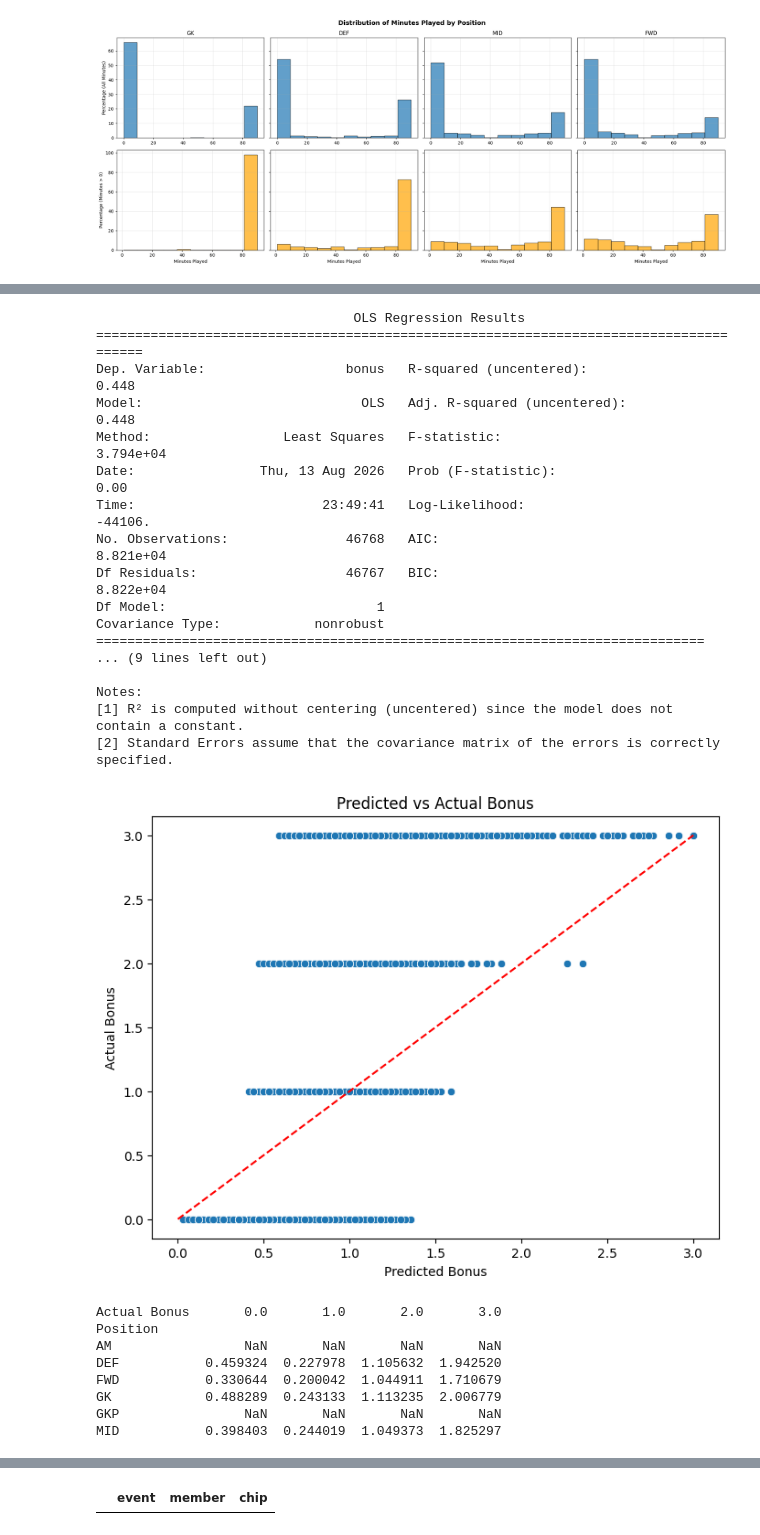
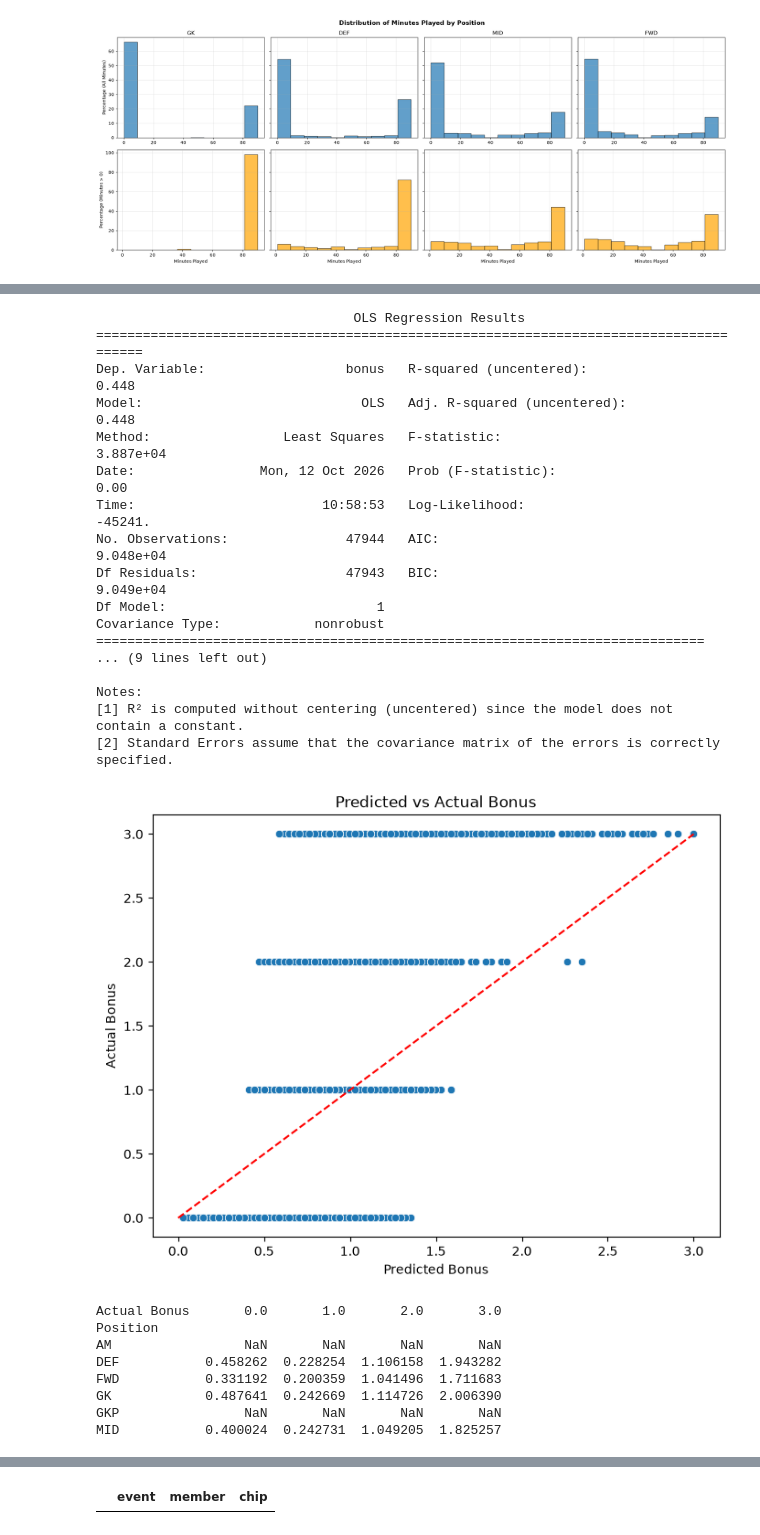
Before and after one commit to chrisimpacts/FPL-Points-Predictor, a Jupyter notebook: 2_FPL-Transform_Predict.ipynb, the cells around one changed output, grey strips where cells are left out. Drawn from its saved outputs; the diff is of its cells as text; code cells hidden in the pictures.

```diff
--- a/2_FPL-Transform_Predict.ipynb
+++ b/2_FPL-Transform_Predict.ipynb
@@ -6,12 +8,16 @@ import time
 # %%
 start=time.perf_counter()
+# %%
+#20262027 league codes
+div1_league_code = "1080892"
+div2_league_code = "960758"
+
+current_season = 20262027
+current_gw = 6 #predictions from gw+1
 # %%
 from DatabaseCreator import DatabaseCreator
 import CJDH_local_settings
 from FPLRunningAveragesCalculator import FPLRunningAveragesCalculator
-
-current_season = 20262027
-current_gw = 0 #predictions from gw+1
 
 start=time.perf_counter()
 
@@ -28,12 +34,15 @@ if __name__ == "__main__":
         'goals_scored', 'assists', 'bonus', 'bps', 'clean_sheets', 'goals_conceded',
         'expected_goals', 'expected_assists', 'expected_goal_involvements',
         'expected_goals_conceded', 'cbi', 'defensive_contribution',
-        'recoveries', 'tackles', 'saves'
+        'recoveries', 'tackles', 'saves','starts'
     ]
 
     # Define interaction pairs
     interaction_pairs = [
-        ('expected_goal_involvements', 'defensive_contribution'),
+        ('bps','expected_goal_involvements'), # Bonus Magnet: Isolate players that dominate bonus points by being involved in goals & having high bps
+        ('expected_goal_involvements', 'opp_team_attack_elo'), # Counter Attacks: Attacking against a team with a high attack elo, the player is more likely to be involved in goals
+        ('expected_assists', 'team_attack_elo'), # Finishing Multiplier: Assisting players that actually score goals
+        ('cbi', 'opp_team_attack_elo'), # Parking the Bus: identify players getting high CBI under siege from a team with a high attack elo
     ]
 
     # Calculate running averages
@@ -51,13 +60,13 @@ if __name__ == "__main__":
     # Identify columns to exclude from forward filling (all fpl playergwdf columns) real life data columns
     exclude_cols = ['player_name_id', 'season', 'event',
                     'fixture', 'total_points', 'minutes',
-                    'goals_scored', 'assists', 'team_elo', 'opp_team_elo',
+                    'goals_scored', 'assists', 'team_elo', 'opp_team_elo','elo_diff',
                     'position', 'bonus', 'bps', 'clean_sheets',
                     'goals_conceded', 'was_home', 'expected_assists',
                     'expected_goal_involvements', 'expected_goals', 'expected_goals_conceded',
                     'starts', 'team_name', 'opp_team_name',
                     'cbi','defensive_contribution','recoveries','tackles',
-                    'saves']
+                    'saves','starts']
 
     # Create a mask for rows to fill: current_season and event > current_gw
     mask = (df['season'] == current_season) & (df['event'] > current_gw)
@@ -1163,63 +1048,57 @@ print(model.summary())
 
 dfb['bonus_pred'] = model.predict(dfb[filtered])
 dfb['bonus_pred'] = np.clip(dfb['bonus_pred'], 0, 3) # clip prediction to 3
+dfb['sq_err'] = (dfb['bonus'] - dfb['bonus_pred']) ** 2
+
 
 import matplotlib.pyplot as plt
 import seaborn as sns
 
 plt.figure(figsize=(8,6))
 sns.scatterplot(x='bonus_pred', y='bonus', data=dfb)
 plt.plot([dfb['bonus'].min(), dfb['bonus'].max()],
          [dfb['bonus'].min(), dfb['bonus'].max()],
          color='red', linestyle='--')  # 45-degree line
 plt.xlabel('Predicted Bonus')
 plt.ylabel('Actual Bonus')
 plt.title('Predicted vs Actual Bonus')
 plt.show()
 
-import pandas as pd
-import numpy as np
+# Function to calculate RMSE
+rmse_table = np.sqrt(dfb.groupby(['position', 'bonus'])['sq_err'].mean()).reset_index()
 
-# Function to calculate RMSE
-def rmse(actual, predicted):
-    return np.sqrt(np.mean((actual - predicted) ** 2))
-
-# Group by position and actual bonus, then calculate RMSE
-rmse_table = dfb.groupby(['position', 'bonus']).apply(lambda x: rmse(x['bonus'], x['bonus_pred']))
-
-# Convert to DataFrame
-rmse_table = rmse_table.reset_index()
+rmse_table.rename(columns={'sq_err': 'RMSE'}, inplace=True)
 rmse_table.columns = ['Position', 'Actual Bonus', 'RMSE']
 
 pivot_rmse = rmse_table.pivot(index='Position', columns='Actual Bonus', values='RMSE')
 print(pivot_rmse)
 # %% [output]
                                  OLS Regression Results
 =======================================================================================
 Dep. Variable:                  bonus   R-squared (uncentered):                   0.448
 Model:                            OLS   Adj. R-squared (uncentered):              0.448
-Method:                 Least Squares   F-statistic:                          3.794e+04
-Date:                Thu, 13 Aug 2026   Prob (F-statistic):                        0.00
-Time:                        23:49:41   Log-Likelihood:                         -44106.
-No. Observations:               46768   AIC:                                  8.821e+04
-Df Residuals:                   46767   BIC:                                  8.822e+04
+Method:                 Least Squares   F-statistic:                          3.887e+04
+Date:                Mon, 12 Oct 2026   Prob (F-statistic):                        0.00
+Time:                        10:58:53   Log-Likelihood:                         -45241.
+No. Observations:               47944   AIC:                                  9.048e+04
+Df Residuals:                   47943   BIC:                                  9.049e+04
 Df Model:                           1
 Covariance Type:            nonrobust
 ==============================================================================
 ... (9 lines left out)
 
 Notes:
 [1] R² is computed without centering (uncentered) since the model does not contain a constant.
 [2] Standard Errors assume that the covariance matrix of the errors is correctly specified.
-[figure, old version]
+[figure, new version]
 Actual Bonus       0.0       1.0       2.0       3.0
 Position
 AM                 NaN       NaN       NaN       NaN
-DEF           0.459324  0.227978  1.105632  1.942520
-FWD           0.330644  0.200042  1.044911  1.710679
-GK            0.488289  0.243133  1.113235  2.006779
+DEF           0.458262  0.228254  1.106158  1.943282
+FWD           0.331192  0.200359  1.041496  1.711683
+GK            0.487641  0.242669  1.114726  2.006390
 GKP                NaN       NaN       NaN       NaN
-MID           0.398403  0.244019  1.049373  1.825297
+MID           0.400024  0.242731  1.049205  1.825257
 # %%
 #Add bonus prediction to data
 prediction_data['bonus_pred'] = model.predict(prediction_data)
```
Also changed, not shown: parts of 54 cells of this notebook, 17 other files.
